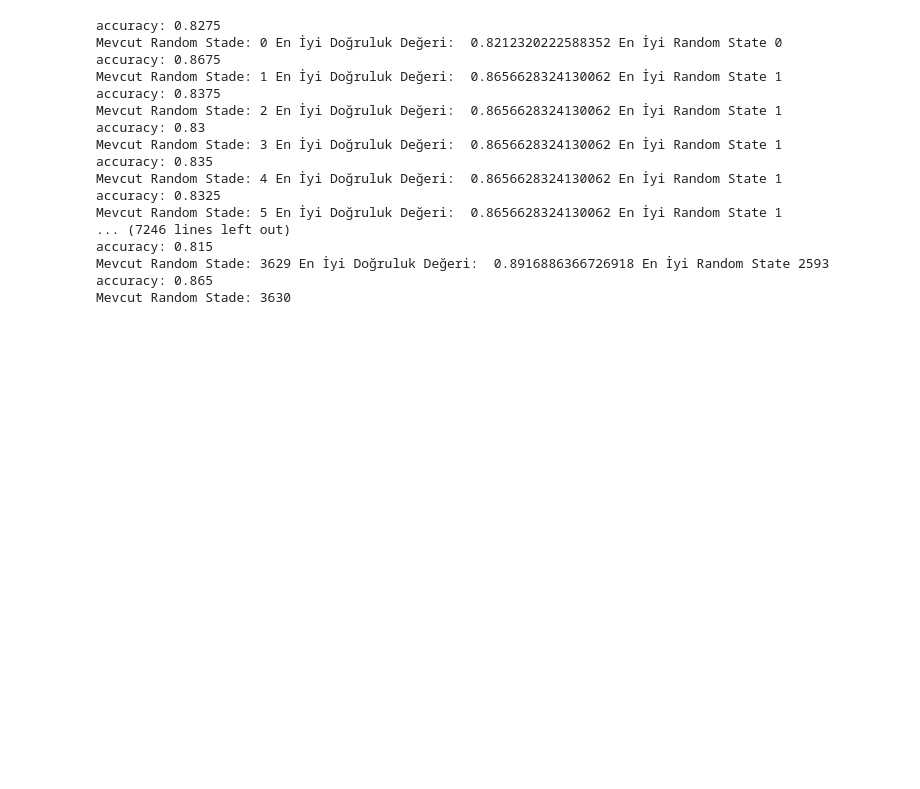
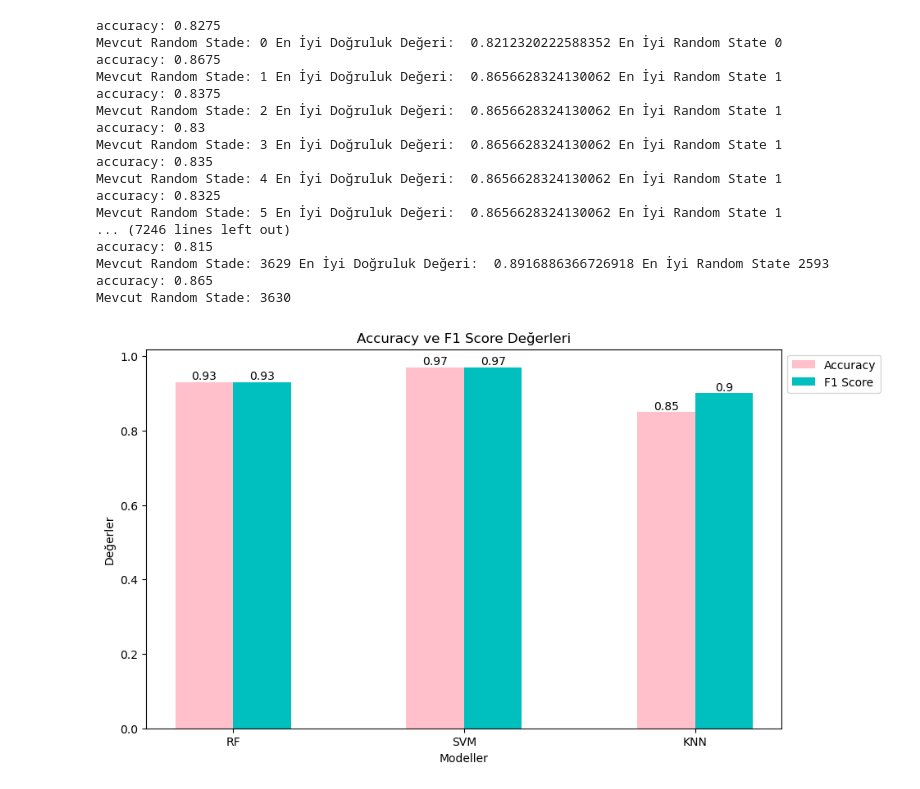
Before and after one commit to Tubaakbas/OBESITY-ML-PROJECT, a Jupyter notebook: obesity-ml-project.ipynb, the cells around one changed output. Cells and saved outputs as stored; diff of their text form; code cells hidden in the pictures; blank space fills up the shorter version.

Commit message:
calculated f1 score and accuracy score

```diff
--- a/obesity-ml-project.ipynb
+++ b/obesity-ml-project.ipynb
@@ -826,3 +838,44 @@ accuracy: 0.815
 Mevcut Random Stade: 3629 En İyi Doğruluk Değeri:  0.8916886366726918 En İyi Random State 2593
 accuracy: 0.865
 Mevcut Random Stade: 3630
+# %%
+# Veriler
+accuracy_values = [0.93, 0.97, 0.85]
+f1_score_values = [0.93, 0.97, 0.90]
+modeller = ['RF', 'SVM', 'KNN']
+# Genişliği ayarlamak için bir figür oluşturun
+fig, ax = plt.subplots(figsize=(10, 6))
+
+# Bar genişliği
+bar_width = 0.25
+
+# X eksenindeki konumları belirleme
+index = np.arange(len(modeller))
+
+# Barları çizin
+bar1 = ax.bar(index, accuracy_values, bar_width, label='Accuracy', color='pink')
+bar2 = ax.bar(index + bar_width, f1_score_values, bar_width, label='F1 Score', color='c')
+
+# isimlendirmeler
+ax.set_xlabel('Modeller')
+ax.set_ylabel('Değerler')
+ax.set_title('Accuracy ve F1 Score Değerleri')
+ax.set_xticks(index + bar_width / 2)
+ax.set_xticklabels(modeller)
+
+# Barların üzerine değerleri ekleme
+for bar in bar1:
+    yval = bar.get_height()
+    plt.text(bar.get_x() + bar.get_width()/2, yval, round(yval, 2), ha='center', va='bottom')
+
+for bar in bar2:
+    yval = bar.get_height()
+    plt.text(bar.get_x() + bar.get_width()/2, yval, round(yval, 2), ha='center', va='bottom')
+
+# Legend'ı dışa yerleştirin
+plt.legend(loc='upper left', bbox_to_anchor=(1, 1))
+
+# Grafikleri gösterin
+plt.show()
+# %% [output]
+[figure, added]
```
Also changed, not shown: parts of 2 cells of this notebook.
